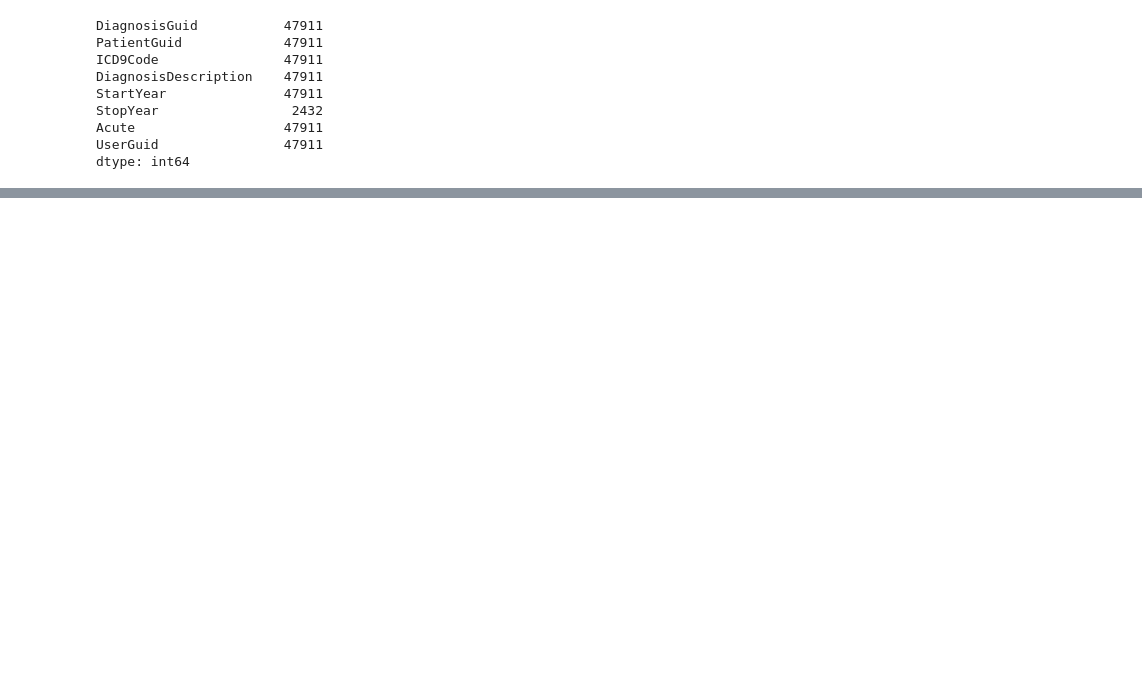
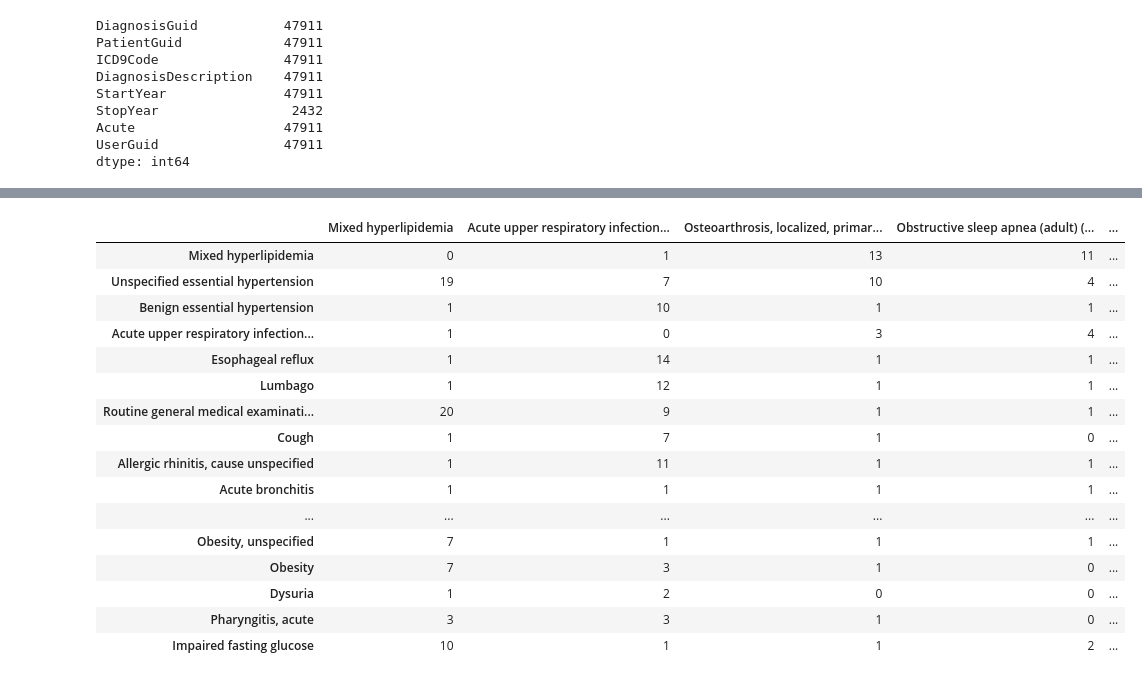
Before and after one commit to asazonov/emr2comobridities, a Jupyter notebook: explore_kaggle.ipynb, the cells around one changed output, grey strips where cells are left out. Drawn from its saved outputs; the diff is of its cells as text; code cells hidden in the pictures; blank space fills up the shorter version.

```diff
--- a/explore_kaggle.ipynb
+++ b/explore_kaggle.ipynb
@@ -92,0 +122,20 @@ sns.heatmap(corr, mask=mask, cmap=cmap, vmax=.3,
+# %%
+a
+# %% [output]
+|  | Mixed hyperlipidemia | Acute upper respiratory infection... | Osteoarthrosis, localized, primar... | Obstructive sleep apnea (adult) (... | ... |
+| Mixed hyperlipidemia | 0 | 1 | 13 | 11 | ... |
+| Unspecified essential hypertension | 19 | 7 | 10 | 4 | ... |
+| Benign essential hypertension | 1 | 10 | 1 | 1 | ... |
+| Acute upper respiratory infection... | 1 | 0 | 3 | 4 | ... |
+| Esophageal reflux | 1 | 14 | 1 | 1 | ... |
+| Lumbago | 1 | 12 | 1 | 1 | ... |
+| Routine general medical examinati... | 20 | 9 | 1 | 1 | ... |
+| Cough | 1 | 7 | 1 | 0 | ... |
+| Allergic rhinitis, cause unspecified | 1 | 11 | 1 | 1 | ... |
+| Acute bronchitis | 1 | 1 | 1 | 1 | ... |
+| ... | ... | ... | ... | ... | ... |
+| Obesity, unspecified | 7 | 1 | 1 | 1 | ... |
+| Obesity | 7 | 3 | 1 | 0 | ... |
+| Dysuria | 1 | 2 | 0 | 0 | ... |
+| Pharyngitis, acute | 3 | 3 | 1 | 0 | ... |
+| Impaired fasting glucose | 10 | 1 | 1 | 2 | ... |
```
Also changed, not shown: parts of 11 cells of this notebook, 2 other files.
